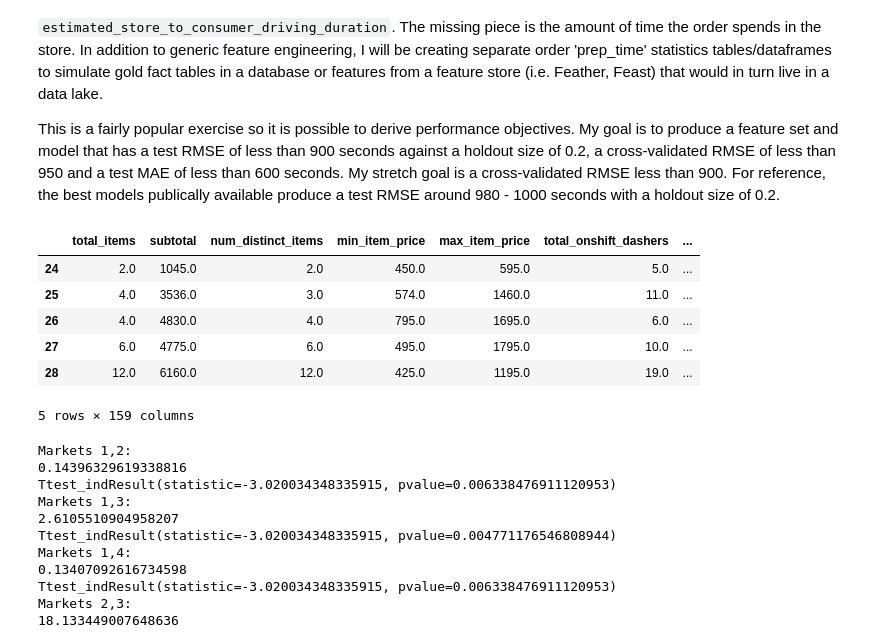
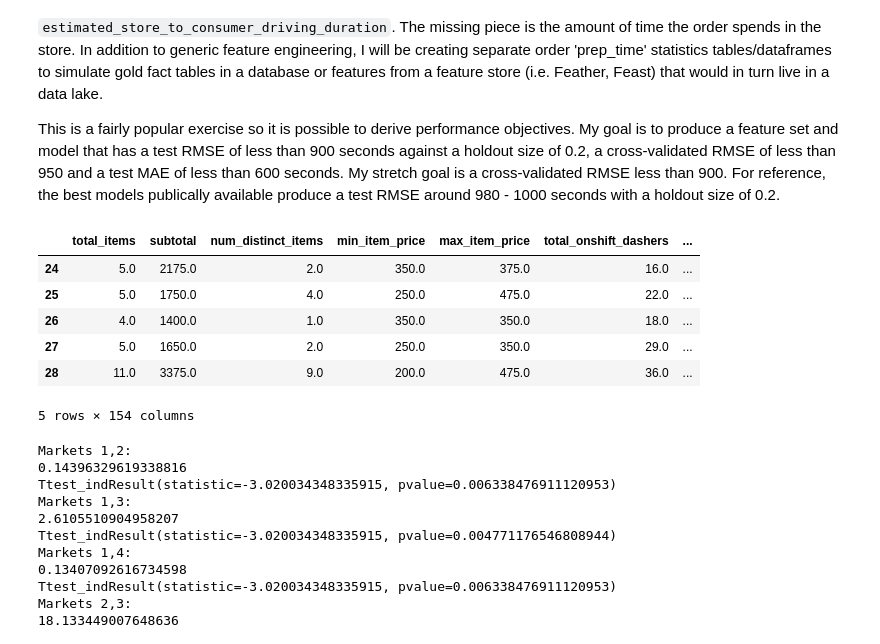
Before and after one commit to Tanag3r/stratascratch_projects, a Jupyter notebook: doordash_delivery_est/doordash_est.ipynb, the cells around one changed output. Saved outputs shown, nothing was run; the diff lists cells and outputs as text; code cells hidden in the pictures.

```diff
--- a/doordash_delivery_est/doordash_est.ipynb
+++ b/doordash_delivery_est/doordash_est.ipynb
@@ -228,7 +230,7 @@ historical_data["clean_store_primary_category"] = historical_data.store_id.apply
 
 ## build store, category prep time statistics DataFrames
 store_prep_stats_df = addFeatures_store_prep_stats(historical_data=historical_data)
-category_prep_stats_df = addFeatures_category_prep_stats(historical_data=historical_data)
+#category_prep_stats_df = addFeatures_category_prep_stats(historical_data=historical_data)
 ## build the training dataset using the functions above
 train_df = addFeatures_durations(historical_data=historical_data)
 train_df = addFeatures_ratios(historical_data=train_df)
@@ -241,45 +243,45 @@ train_df = pd.merge(
     how='inner',
     on='store_id'
 )
-train_df = pd.merge(
-    left=train_df,
-    right=category_prep_stats_df.reset_index(),
-    how='inner',
-    on='clean_store_primary_category'
-)
+# train_df = pd.merge(
+#    left=train_df,
+#    right=category_prep_stats_df.reset_index(),
+#    how='inner',
+#    on='clean_store_primary_category'
+#)
 ## remove confounding outliers
 train_df = cleanFeatures_remove_outliers(historical_data=train_df)
 ## add total prep time estimations
 train_df['store_est_median_total_prep_time'] = train_df['total_items'] * train_df['store_est_time_prep_per_item_median']
 train_df['store_est_mean_total_prep_time'] = train_df['total_items'] * train_df['store_est_time_prep_per_item_mean']
 ## add dummy columns for clean_store_primary_category, market_id, order_protocol
 train_df = addFeatures_dummies(historical_data=train_df,dummy_column='clean_store_primary_category')
 train_df = addFeatures_dummies(historical_data=train_df,dummy_column='market_id')
 train_df = addFeatures_dummies(historical_data=train_df,dummy_column='order_protocol')
 train_df = addFeatures_dummies(historical_data=train_df,dummy_column='created_hour_of_day')
 train_df = addFeatures_dummies(historical_data=train_df,dummy_column='created_day_of_week')
 ## prep time training dataframe
 # prep_time_df = train_df.copy(deep=True)
 # prep_time_df['est_order_total_prep_time'] = prep_time_df['actual_total_delivery_duration'] - prep_time_df['est_time_non-prep']
 #prep_time_df['est_order_time_prep_per_item'] = prep_time_df['est_order_total_prep_time'] / prep_time_df['total_items']
 ## drop the native 'store_primary_category' column and all remaining non-feature columns, then do a headcheck
 train_df.drop(columns=['store_primary_category','created_at','actual_delivery_time','store_id','est_time_prep_per_item'],inplace=True)
 # prep_time_df.drop(columns=['store_primary_category','created_at','actual_delivery_time','store_id','est_time_prep_per_item','actual_total_delivery_duration'],inplace=True)
 ## drop NaN's
 train_df.dropna(inplace=True)
 train_df = train_df.astype("float32")
 # prep_time_df.dropna(inplace=True)
 # prep_time_df = prep_time_df.astype('float32')
 
 train_df.head()
 # %% [output]
 |  | total_items | subtotal | num_distinct_items | min_item_price | max_item_price | total_onshift_dashers | ... |
-| 24 | 2.0 | 1045.0 | 2.0 | 450.0 | 595.0 | 5.0 | ... |
-| 25 | 4.0 | 3536.0 | 3.0 | 574.0 | 1460.0 | 11.0 | ... |
-| 26 | 4.0 | 4830.0 | 4.0 | 795.0 | 1695.0 | 6.0 | ... |
-| 27 | 6.0 | 4775.0 | 6.0 | 495.0 | 1795.0 | 10.0 | ... |
-| 28 | 12.0 | 6160.0 | 12.0 | 425.0 | 1195.0 | 19.0 | ... |
+| 24 | 5.0 | 2175.0 | 2.0 | 350.0 | 375.0 | 16.0 | ... |
+| 25 | 5.0 | 1750.0 | 4.0 | 250.0 | 475.0 | 22.0 | ... |
+| 26 | 4.0 | 1400.0 | 1.0 | 350.0 | 350.0 | 18.0 | ... |
+| 27 | 5.0 | 1650.0 | 2.0 | 250.0 | 350.0 | 29.0 | ... |
+| 28 | 11.0 | 3375.0 | 9.0 | 200.0 | 475.0 | 36.0 | ... |
-5 rows × 159 columns
+5 rows × 154 columns
 # %%
 ## Variance in average outstanding orders by hour between different markets. Different populations will generate a value less than 0.25 or greater than 4
 # If the p-value for the Welch's t-test is less than 0.05, then the means of the populations are different enough to warrant splitting in feature development
```
Also changed, not shown: parts of 14 cells of this notebook.
